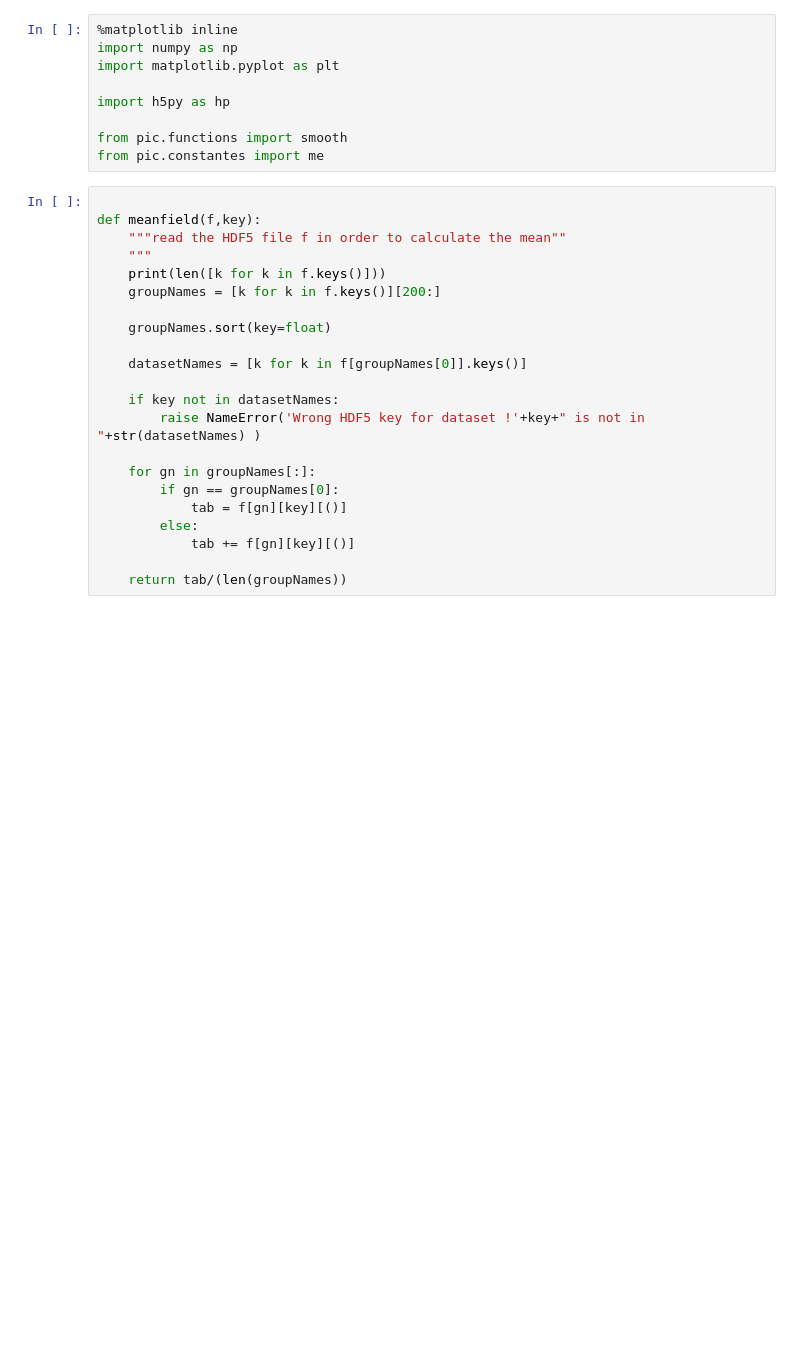
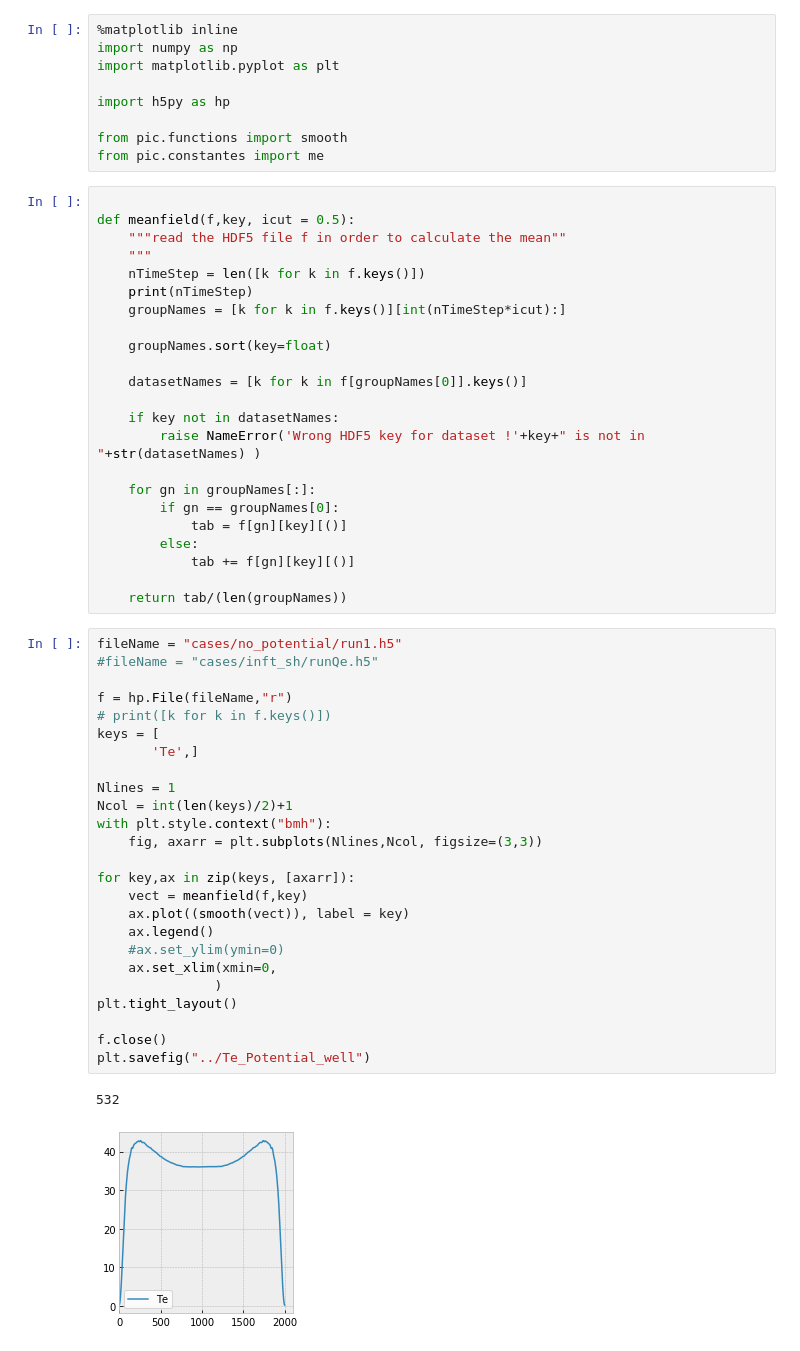
Before and after one commit to antoinetavant/1D_PIC, a Jupyter notebook: Process_1D_PIC.ipynb, the cells around one changed output. Cells and saved outputs as stored; diff of their text form; blank space fills up the shorter version.

```diff
--- a/Process_1D_PIC.ipynb
+++ b/Process_1D_PIC.ipynb
@@ -9,11 +9,12 @@ from pic.functions import smooth
 from pic.constantes import me
 # %%
 
-def meanfield(f,key):
+def meanfield(f,key, icut = 0.5):
     """read the HDF5 file f in order to calculate the mean""
     """
-    print(len([k for k in f.keys()]))
-    groupNames = [k for k in f.keys()][200:]
+    nTimeStep = len([k for k in f.keys()])
+    print(nTimeStep)
+    groupNames = [k for k in f.keys()][int(nTimeStep*icut):]
 
     groupNames.sort(key=float)
 
@@ -29,4 +30,32 @@ def meanfield(f,key):
             tab += f[gn][key][()]
 
     return tab/(len(groupNames))
+# %%
+fileName = "cases/no_potential/run1.h5"
+#fileName = "cases/inft_sh/runQe.h5"
+
+f = hp.File(fileName,"r")
+# print([k for k in f.keys()])
+keys = [
+       'Te',]
+
+Nlines = 1
+Ncol = int(len(keys)/2)+1
+with plt.style.context("bmh"):
+    fig, axarr = plt.subplots(Nlines,Ncol, figsize=(3,3))
+
+for key,ax in zip(keys, [axarr]):
+    vect = meanfield(f,key)
+    ax.plot((smooth(vect)), label = key)
+    ax.legend()
+    #ax.set_ylim(ymin=0)
+    ax.set_xlim(xmin=0,
+               )
+plt.tight_layout()
+
+f.close()
+plt.savefig("../Te_Potential_well")
+# %% [output]
+532
+[figure, added]
 # %%
```
Also changed, not shown: parts of 7 cells of this notebook, 3 other files.
